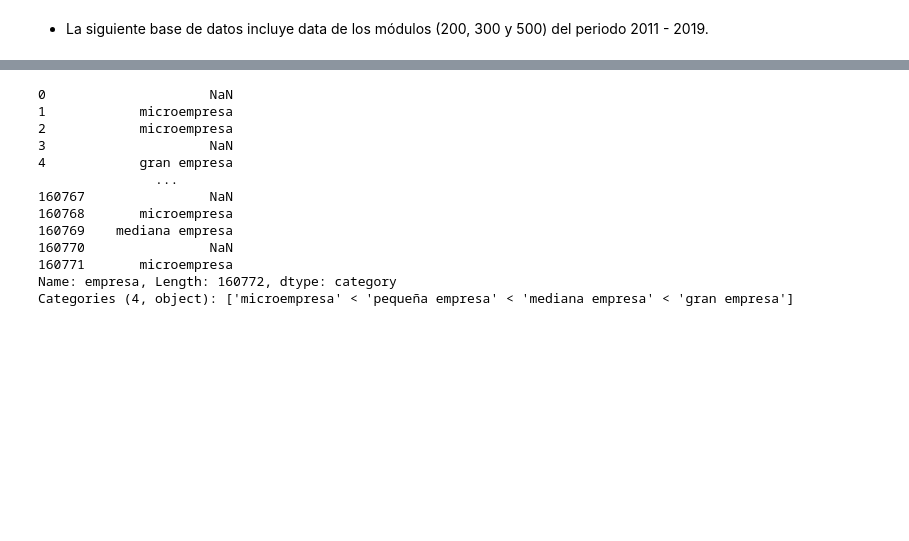
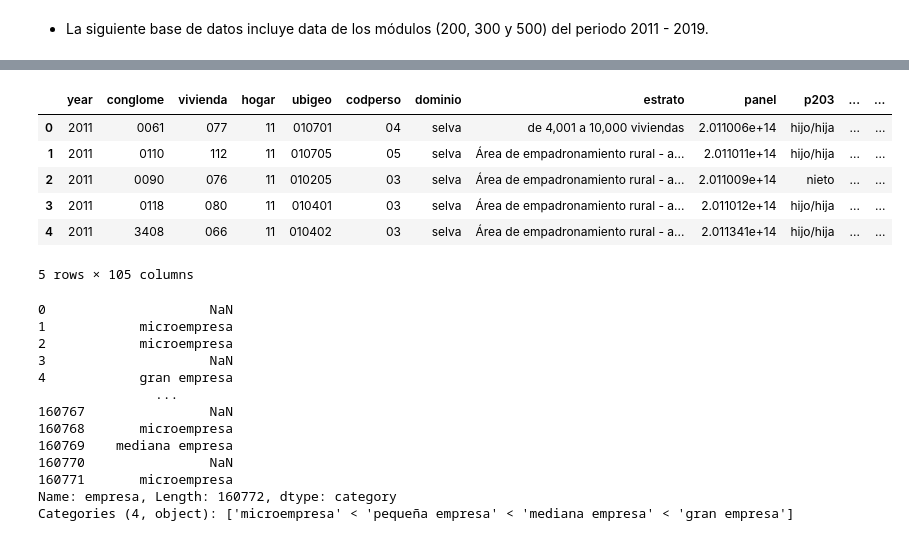
Before and after one commit to ulisesrodas/Python-for-DataScience, a Jupyter notebook: 7. Visualización con Seaborn.ipynb, the cells around one changed output, grey strips where cells are left out. Drawn from its saved outputs; the diff is of its cells as text; code cells hidden in the pictures; blank space fills up the shorter version.

Commit message:
update os windows mac

```diff
--- a/7. Visualización con Seaborn.ipynb
+++ b/7. Visualización con Seaborn.ipynb
@@ -52,3 +36,18 @@ enaho
+# %%
+# Ruta para Windows o Mac
+ruta_enaho = os.path.join("data", "enaho.dta")
+
+# Leer el archivo Stata
+enaho = pd.read_stata(ruta_enaho)
+enaho.head(5)
+# %% [output]
+|  | year | conglome | vivienda | hogar | ubigeo | codperso | dominio | estrato | panel | p203 | ... | ... |
+| 0 | 2011 | 0061 | 077 | 11 | 010701 | 04 | selva | de 4,001 a 10,000 viviendas | 2.011006e+14 | hijo/hija | ... | ... |
+| 1 | 2011 | 0110 | 112 | 11 | 010705 | 05 | selva | Área de empadronamiento rural - a... | 2.011011e+14 | hijo/hija | ... | ... |
+| 2 | 2011 | 0090 | 076 | 11 | 010205 | 03 | selva | Área de empadronamiento rural - a... | 2.011009e+14 | nieto | ... | ... |
+| 3 | 2011 | 0118 | 080 | 11 | 010401 | 03 | selva | Área de empadronamiento rural - a... | 2.011012e+14 | hijo/hija | ... | ... |
+| 4 | 2011 | 3408 | 066 | 11 | 010402 | 03 | selva | Área de empadronamiento rural - a... | 2.011341e+14 | hijo/hija | ... | ... |
+5 rows × 105 columns
 # %%
 # Para ver el tipo de empresas: 4 categorías de empresas y NaN
 enaho['empresa']
```
Also changed, not shown: parts of 3 cells of this notebook, 6 other files.
